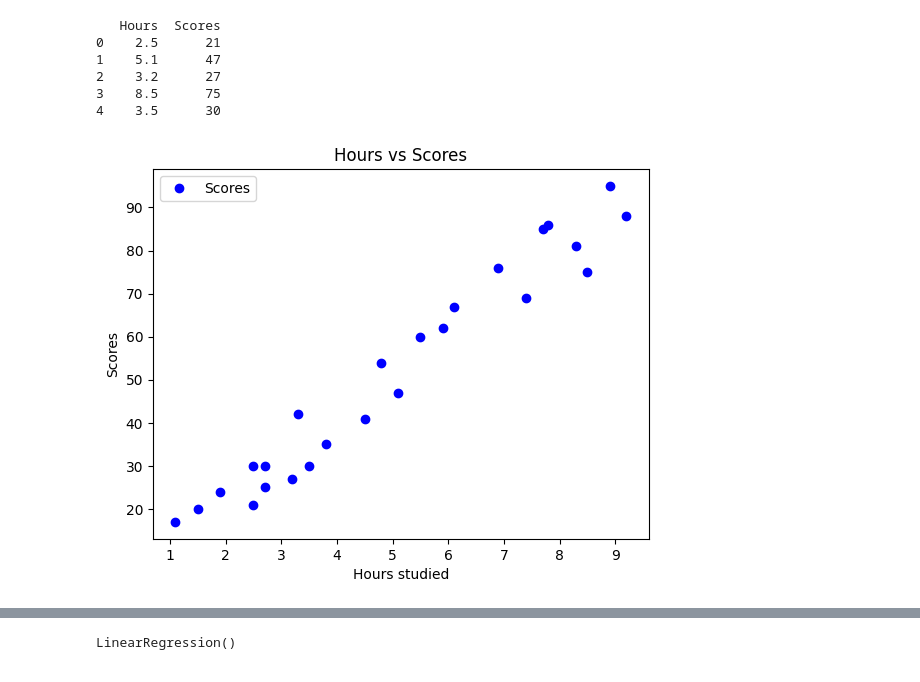
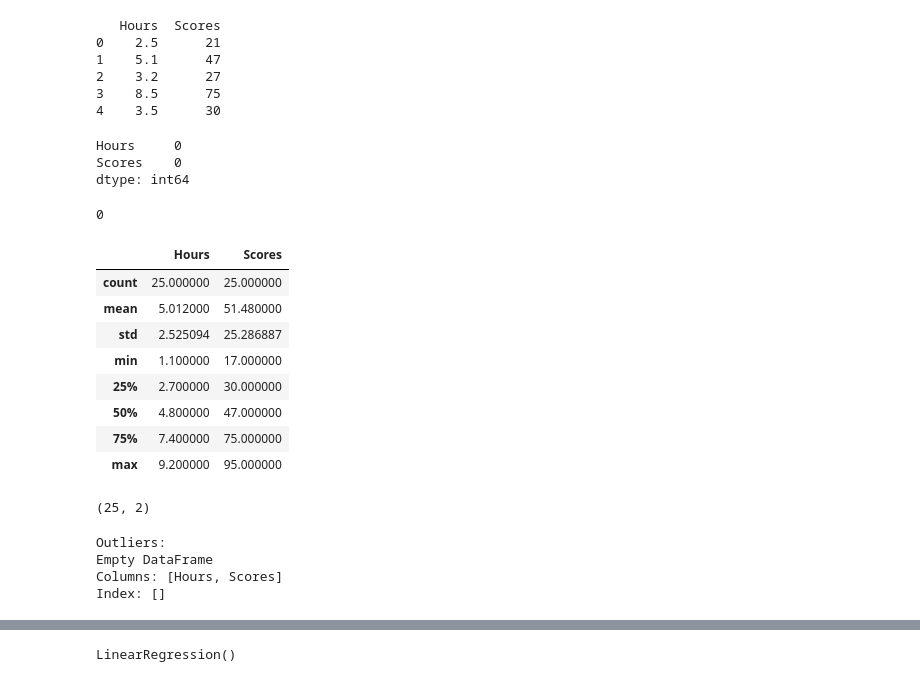
Before and after one commit to swetaptl/Supervised-ML, a Jupyter notebook: supervisedML.ipynb, the cells around one changed output, grey strips where cells are left out. Drawn from its saved outputs; the diff is of its cells as text; code cells hidden in the pictures.

```diff
--- a/supervisedML.ipynb
+++ b/supervisedML.ipynb
@@ -20,11 +23,53 @@ print(data.head())
 2    3.2      27
 3    8.5      75
 4    3.5      30
-# %%
-data.plot(x='Hours', y='Scores', color='blue', style='o')
-plt.xlabel('Hours studied')
-plt.ylabel('Scores')
-plt.title('Hours vs Scores')
-plt.show()
-# %% [output]
-[figure, removed]
+# %%
+data.isnull().sum()
+# %% [output]
+Hours     0
+Scores    0
+dtype: int64
+# %%
+data.duplicated().sum()
+# %% [output]
+0
+# %%
+data.describe()
+# %% [output]
+|  | Hours | Scores |
+| count | 25.000000 | 25.000000 |
+| mean | 5.012000 | 51.480000 |
+| std | 2.525094 | 25.286887 |
+| min | 1.100000 | 17.000000 |
+| 25% | 2.700000 | 30.000000 |
+| 50% | 4.800000 | 47.000000 |
+| 75% | 7.400000 | 75.000000 |
+| max | 9.200000 | 95.000000 |
+# %%
+data.shape
+# %% [output]
+(25, 2)
+# %%
+# Define a function to detect outliers using the IQR method
+def detect_outliers_iqr(data):
+    Q1 = data['Scores'].quantile(0.25)
+    Q3 = data['Scores'].quantile(0.75)
+    IQR = Q3 - Q1
+
+    # Define bounds for outliers
+    lower_bound = Q1 - 1.5 * IQR
+    upper_bound = Q3 + 1.5 * IQR
+
+    # Identify outliers
+    outliers = data[(data['Scores'] < lower_bound) | (data['Scores'] > upper_bound)]
+    return outliers
+
+# Call the function and print the outliers
+outliers = detect_outliers_iqr(data)
+print("Outliers:")
+print(outliers)
+# %% [output]
+Outliers:
+Empty DataFrame
+Columns: [Hours, Scores]
+Index: []
```
Also changed, not shown: parts of 4 cells of this notebook.
